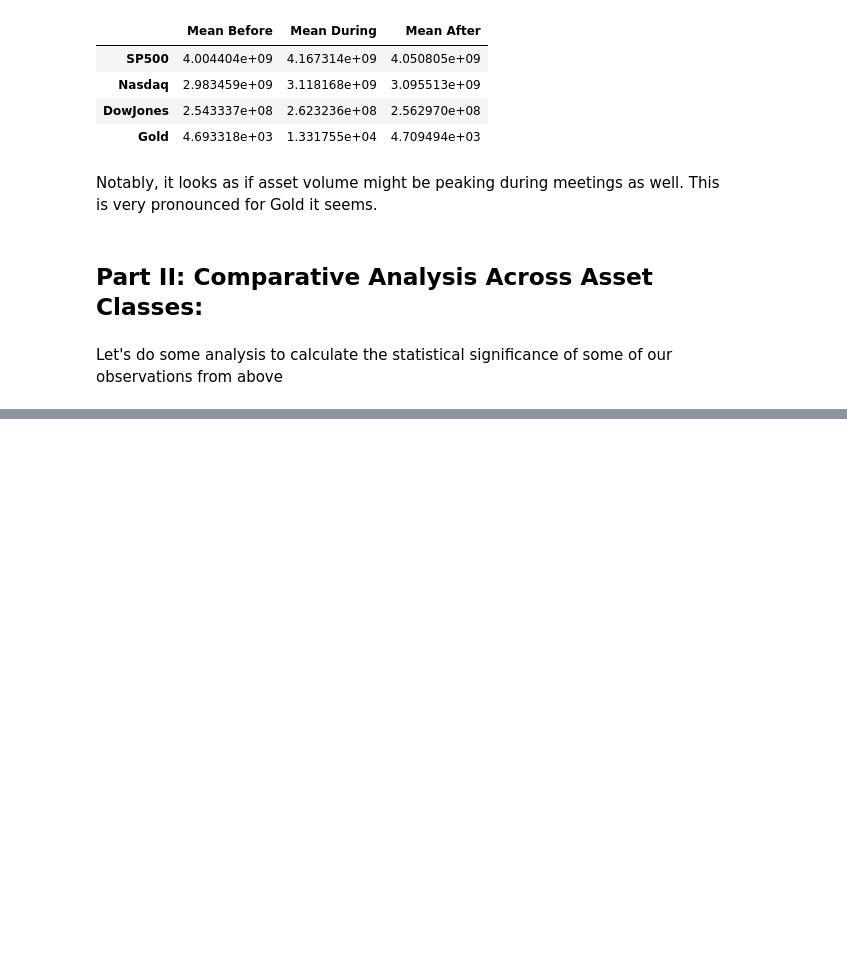
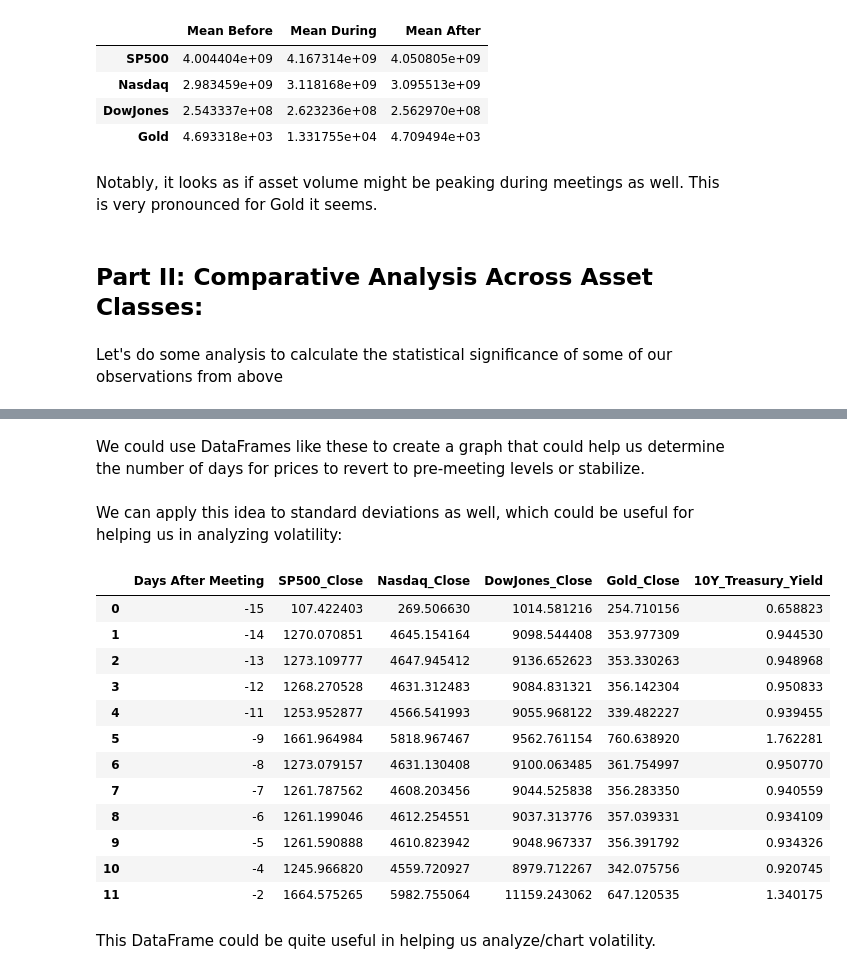
Before and after one commit to LyWangPX/umich-milestone-project, a Jupyter notebook: analysis.ipynb, the cells around one changed output, grey strips where cells are left out. Cells and saved outputs as stored; diff of their text form; code cells hidden in the pictures; blank space fills up the shorter version.

```diff
--- a/analysis.ipynb
+++ b/analysis.ipynb
@@ -268,0 +426,28 @@ Let's do some analysis to calculate the statistical significance of some of our
+# %% [markdown]
+We could use DataFrames like these to create a graph that could help us determine the number of days for prices to revert to pre-meeting levels or stabilize.
+# %% [markdown]
+We can apply this idea to standard deviations as well, which could be useful for helping us in analyzing volatility:
+# %%
+# Let's get the columns we are interested in
+columns_of_interest = [i + "_Close" for i in asset_names if i != "10Y_Treasury_Yield"]
+columns_of_interest += ["10Y_Treasury_Yield", "Days After Meeting"]
+
+# Let's create a new DataFrame grouping by the days after meeting column and show some of it, taking the standard deviation this time instead of mean.
+std_price_by_day_df = pd.DataFrame(market_data_with_days_after_column_df[columns_of_interest].groupby("Days After Meeting").agg("std")).reset_index()
+std_price_by_day_df.head(12)
+# %% [output]
+|  | Days After Meeting | SP500_Close | Nasdaq_Close | DowJones_Close | Gold_Close | 10Y_Treasury_Yield |
+| 0 | -15 | 107.422403 | 269.506630 | 1014.581216 | 254.710156 | 0.658823 |
+| 1 | -14 | 1270.070851 | 4645.154164 | 9098.544408 | 353.977309 | 0.944530 |
+| 2 | -13 | 1273.109777 | 4647.945412 | 9136.652623 | 353.330263 | 0.948968 |
+| 3 | -12 | 1268.270528 | 4631.312483 | 9084.831321 | 356.142304 | 0.950833 |
+| 4 | -11 | 1253.952877 | 4566.541993 | 9055.968122 | 339.482227 | 0.939455 |
+| 5 | -9 | 1661.964984 | 5818.967467 | 9562.761154 | 760.638920 | 1.762281 |
+| 6 | -8 | 1273.079157 | 4631.130408 | 9100.063485 | 361.754997 | 0.950770 |
+| 7 | -7 | 1261.787562 | 4608.203456 | 9044.525838 | 356.283350 | 0.940559 |
+| 8 | -6 | 1261.199046 | 4612.254551 | 9037.313776 | 357.039331 | 0.934109 |
+| 9 | -5 | 1261.590888 | 4610.823942 | 9048.967337 | 356.391792 | 0.934326 |
+| 10 | -4 | 1245.966820 | 4559.720927 | 8979.712267 | 342.075756 | 0.920745 |
+| 11 | -2 | 1664.575265 | 5982.755064 | 11159.243062 | 647.120535 | 1.340175 |
+# %% [markdown]
+This DataFrame could be quite useful in helping us analyze/chart volatility.
```
Also changed, not shown: parts of 14 cells of this notebook.
